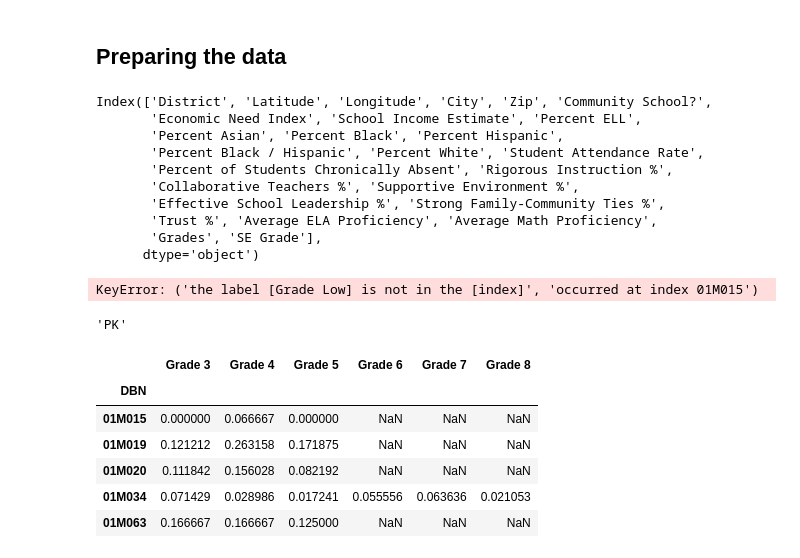
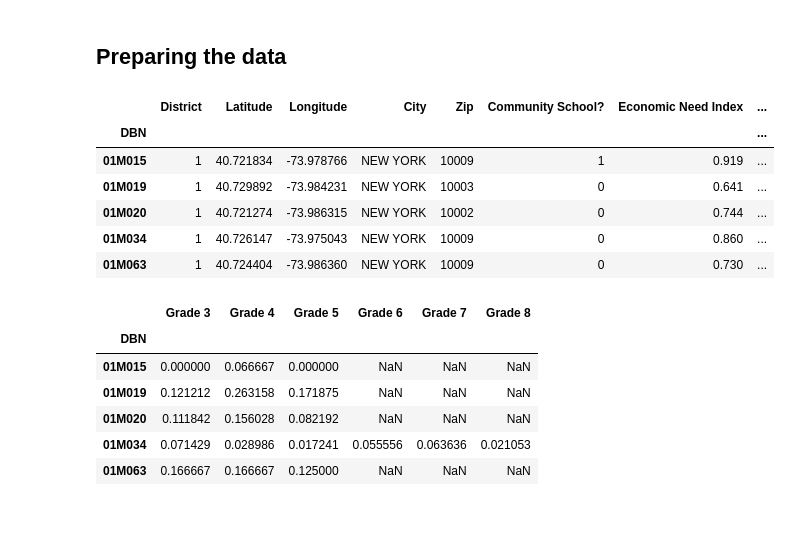
Before and after one commit to araraonline/kag-passnyc, a Jupyter notebook: notebooks/kernel-ethnic-clustering.ipynb, the cells around one changed output. Drawn from its saved outputs; the diff is of its cells as text; code cells hidden in the pictures; blank space fills up the shorter version.

```diff
--- a/notebooks/kernel-ethnic-clustering.ipynb
+++ b/notebooks/kernel-ethnic-clustering.ipynb
@@ -55,52 +55,46 @@ df4s = df4s.rename(columns={
 # parse values
 def parse_pct(x):
     if isinstance(x, str) and x[-1] == '%':
         return float(x[:-1]) / 100
     else:
         return x
 
 def parse_income(x):
     if isinstance(x, str):
         return float(x[1:].replace(',', ''))
     else:
         return np.nan
 
 df = df.applymap(parse_pct)
 df['Community School?'] = df['Community School?'].apply(lambda x: int(x == 'Yes'))
 df['School Income Estimate'] = df['School Income Estimate'].apply(parse_income)
 
 # fix bad attendance rate values
 df.loc[df['Student Attendance Rate'] == 0.0, 'Student Attendance Rate'] = np.nan
 df.loc[df['Percent of Students Chronically Absent'] == 1.0, 'Percent of Students Chronically Absent'] = np.nan
 
 # fix bad 'Rigorous Instruction %' values
-# df.loc[df['Rigorous Instruction %'] == 0, 'Rigorous Instruction %'] = np.nan
+df.loc[df['Rigorous Instruction %'] == 0, 'Rigorous Instruction %'] = np.nan
+
+# fix school with bad framework entries
+df.loc['84M202', 'Rigorous Instruction %':'Trust %'] = np.nan
 
 # summarize available grades
-print(data.columns)
-available_grades = data.apply(lambda x: x.loc['Grade Low'] + '-' + x.loc['Grade High'], axis=1)
-se_flag = data['Grades'].str.contains('SE')
+available_grades = df.apply(lambda x: x.loc['Grade Low'] + '-' + x.loc['Grade High'], axis=1)
+se_flag = df['Grades'].str.contains('SE')
 df = df.drop(['Grades', 'Grade Low', 'Grade High'], axis=1)
 df['Grades'] = available_grades
 df['SE Grade'] = se_flag
 
 df.head()
 # %% [output]
-Index(['District', 'Latitude', 'Longitude', 'City', 'Zip', 'Community School?',
-       'Economic Need Index', 'School Income Estimate', 'Percent ELL',
-       'Percent Asian', 'Percent Black', 'Percent Hispanic',
-       'Percent Black / Hispanic', 'Percent White', 'Student Attendance Rate',
-       'Percent of Students Chronically Absent', 'Rigorous Instruction %',
-       'Collaborative Teachers %', 'Supportive Environment %',
-       'Effective School Leadership %', 'Strong Family-Community Ties %',
-       'Trust %', 'Average ELA Proficiency', 'Average Math Proficiency',
-       'Grades', 'SE Grade'],
-      dtype='object')
-KeyError: ('the label [Grade Low] is not in the [index]', 'occurred at index 01M015')
+|  | District | Latitude | Longitude | City | Zip | Community School? | Economic Need Index | ... |
+| DBN |  |  |  |  |  |  |  | ... |
+| 01M015 | 1 | 40.721834 | -73.978766 | NEW YORK | 10009 | 1 | 0.919 | ... |
+| 01M019 | 1 | 40.729892 | -73.984231 | NEW YORK | 10003 | 0 | 0.641 | ... |
+| 01M020 | 1 | 40.721274 | -73.986315 | NEW YORK | 10002 | 0 | 0.744 | ... |
+| 01M034 | 1 | 40.726147 | -73.975043 | NEW YORK | 10009 | 0 | 0.860 | ... |
+| 01M063 | 1 | 40.724404 | -73.986360 | NEW YORK | 10009 | 0 | 0.730 | ... |
-# %%
-df.iloc[0]['Grade Low']
-# %% [output]
-'PK'
 # %%
 ### percentage of 4s for each school
 
```
Also changed, not shown: parts of 4 cells of this notebook.
